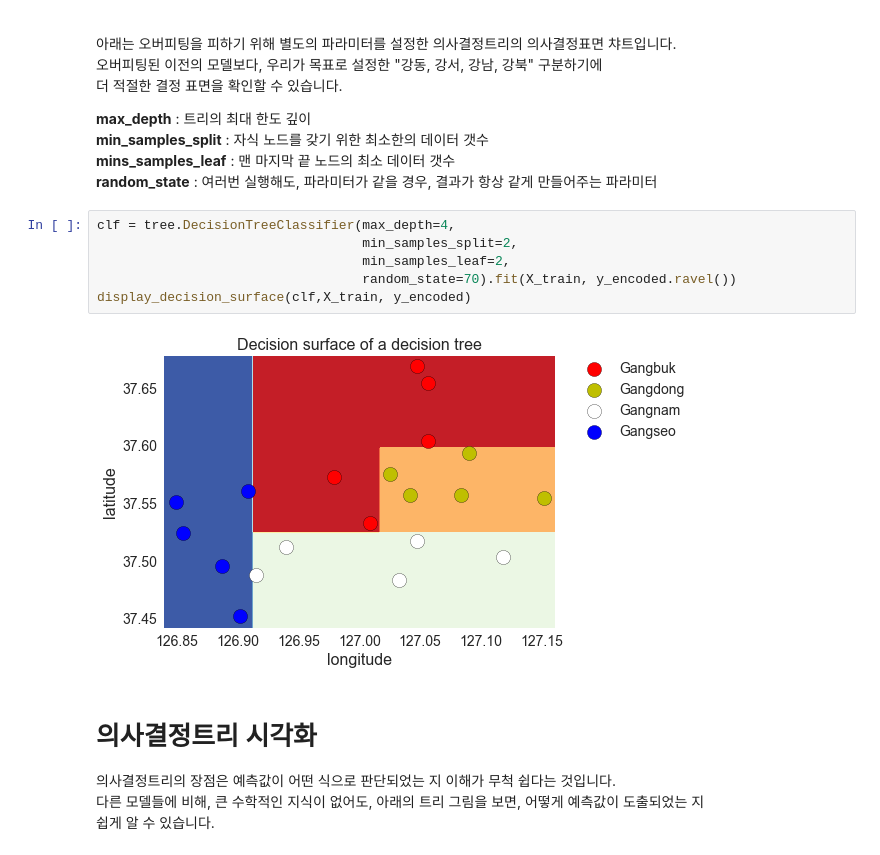
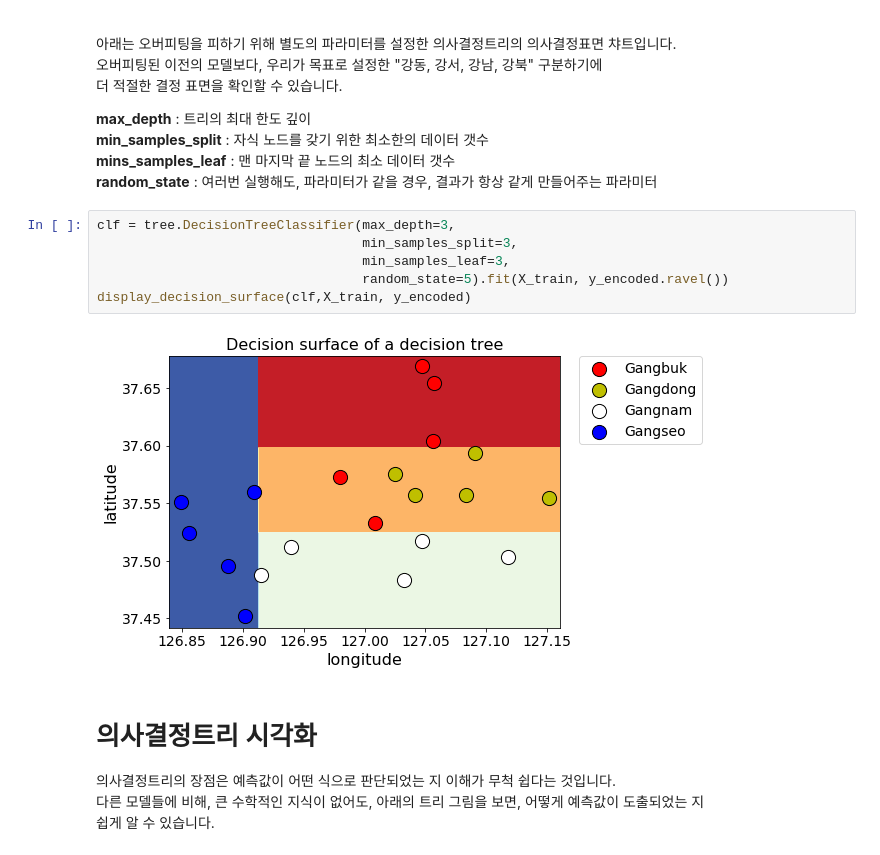
Before and after one commit to wikibook/machine-learning, a Jupyter notebook: jupyter_notebook/4.4_의사결정트리_서울지역분류_실습.ipynb, the cells around one changed output. Cells and saved outputs as stored; diff of their text form.

```diff
--- a/jupyter_notebook/4.4_의사결정트리_서울지역분류_실습.ipynb
+++ b/jupyter_notebook/4.4_의사결정트리_서울지역분류_실습.ipynb
@@ -258,13 +263,13 @@ display_decision_surface(clf,X_train, y_encoded)
 **mins_samples_leaf** : 맨 마지막 끝 노드의 최소 데이터 갯수
 **random_state** : 여러번 실행해도, 파라미터가 같을 경우, 결과가 항상 같게 만들어주는 파라미터
 # %%
-clf = tree.DecisionTreeClassifier(max_depth=4,
-                                  min_samples_split=2,
-                                  min_samples_leaf=2,
-                                  random_state=70).fit(X_train, y_encoded.ravel())
+clf = tree.DecisionTreeClassifier(max_depth=3,
+                                  min_samples_split=3,
+                                  min_samples_leaf=3,
+                                  random_state=5).fit(X_train, y_encoded.ravel())
 display_decision_surface(clf,X_train, y_encoded)
 # %% [output]
-[figure, old version]
+[figure, new version]
 # %% [markdown]
 # 의사결정트리 시각화
 의사결정트리의 장점은 예측값이 어떤 식으로 판단되었는 지 이해가 무척 쉽다는 것입니다.
```
Also changed, not shown: parts of 8 cells of this notebook.
